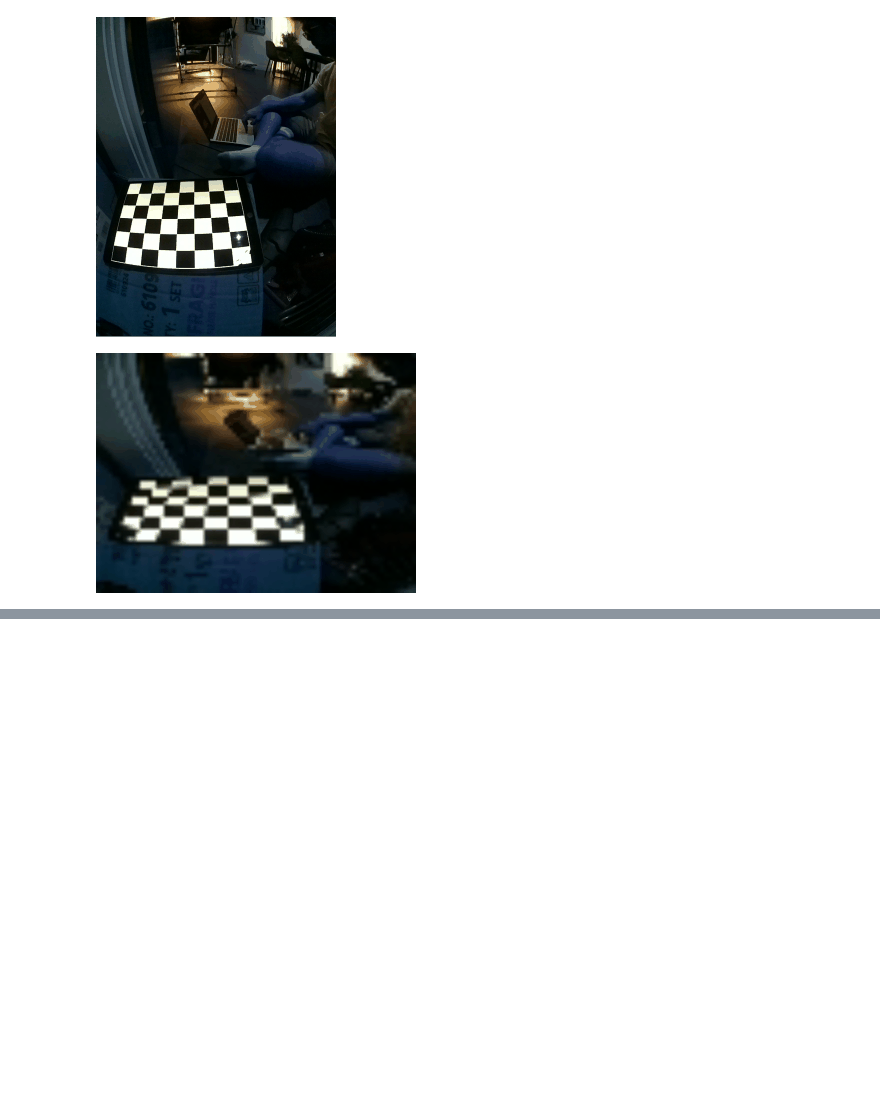
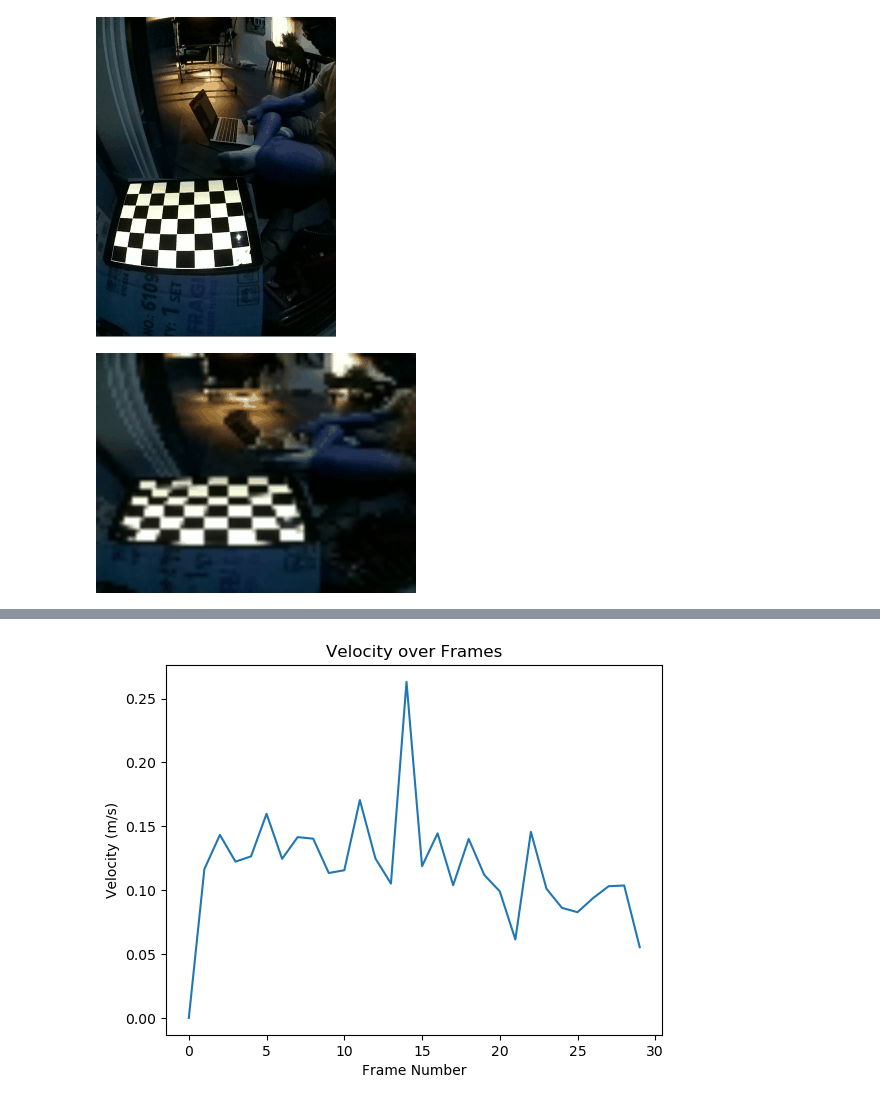
Before and after one commit to duckietown/lib-dt-computer-vision, a Jupyter notebook: notebooks/31-optical-flow-dd24.ipynb, the cells around one changed output, grey strips where cells are left out. Saved outputs shown, nothing was run; the diff lists cells and outputs as text; code cells hidden in the pictures; blank space fills up the shorter version.

```diff
--- a/notebooks/31-optical-flow-dd24.ipynb
+++ b/notebooks/31-optical-flow-dd24.ipynb
@@ -279,7 +279,8 @@ optical_flow = OpticalFlow(
     resize_scale=config["img_scale"],
 )
 
-delta_t = translation_time / len(sequence)
+SEQUENCE_FRAME_COUNT = len(sequence)
+delta_t = translation_time / SEQUENCE_FRAME_COUNT
 
 debug_images = []
 debug_strs = []
@@ -290,7 +291,7 @@ features_locations = []
 # Iterate over sequence picking two consecutive frames
 for image in sequence:
     # Compute the optical flow
-    displacements_array, velocities_arr, locations, vis, debug_str = optical_flow.process_image(image, delta_t, debug_viz_on=True)
+    displacements_array, velocities_arr, locations, vis, debug_str = optical_flow.compute_motion_vectors(image, delta_t, debug_viz_on=True)
 
     # Scale up the image
     debug_image = cv2.resize(vis, (vis.shape[1]*VIS_SCALE, vis.shape[0]*VIS_SCALE))
@@ -380,0 +327,28 @@ plt.show()
+# %%
+distance = float(image_fpath.split('/')[-1].split('cm')[0])
+
+assert len(disp_vectors) == len(vel_vectors) == len(features_locations) == SEQUENCE_FRAME_COUNT
+
+velocities = []
+displacement_vectors = []
+
+# Iterate over each frame
+for frame, (vel_vec_field, locations) in enumerate(zip(vel_vectors, features_locations)):
+    velocities.append(
+        optical_flow.compute_velocity_vector(vel_vec_field, locations, projector, camera)
+        )
+
+assert velocities[0].shape == (2,)
+assert len(velocities) == SEQUENCE_FRAME_COUNT, f"Expected {SEQUENCE_FRAME_COUNT} displacement vectors, got {len(velocities)}"
+
+# Generate a line plot to display the velocity over each frame
+frame_numbers = list(range(len(velocities)))
+velocities = [np.linalg.norm(vel) for vel in velocities]
+
+plt.plot(frame_numbers, velocities)
+plt.xlabel('Frame Number')
+plt.ylabel('Velocity (m/s)')
+plt.title('Velocity over Frames')
+plt.show()
+# %% [output]
+[figure, added]
```
Also changed, not shown: parts of 1 cell of this notebook, 1 other file.
